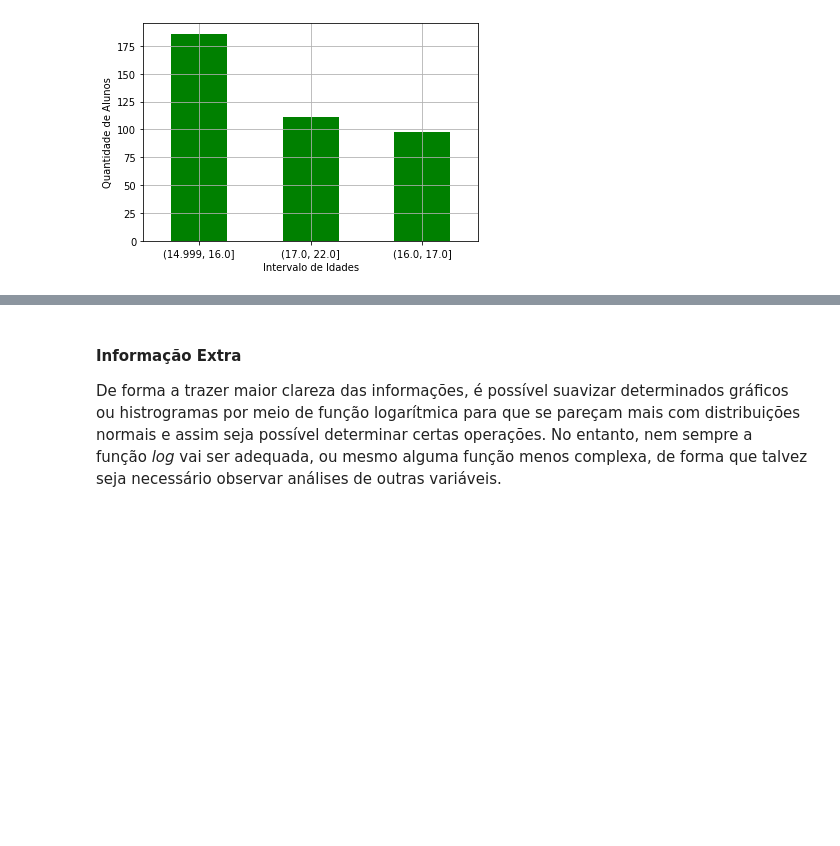
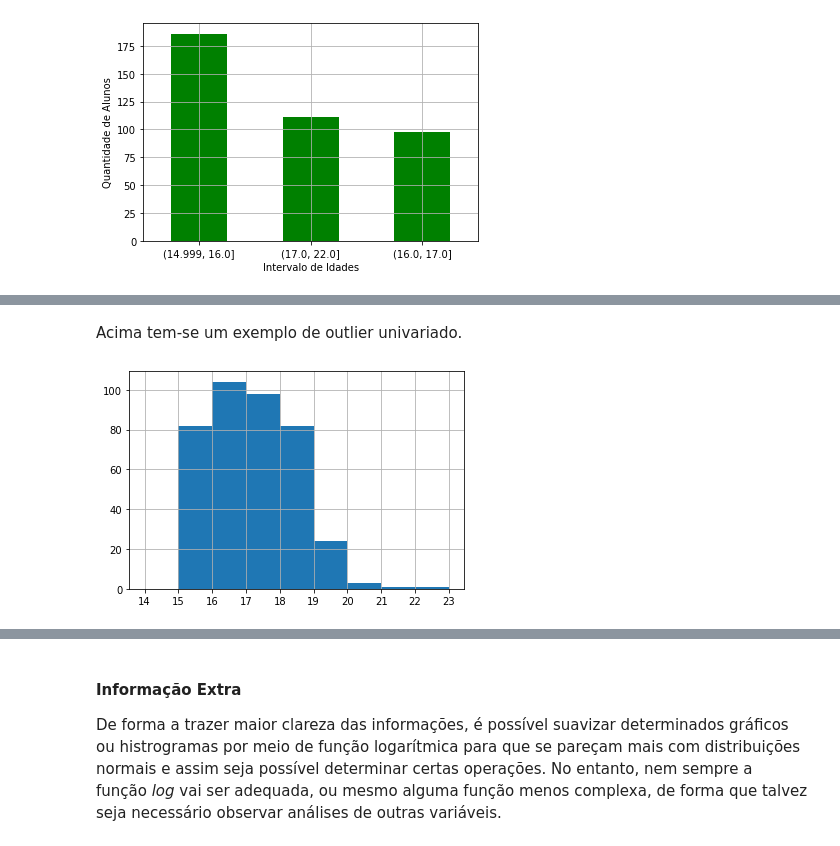
Before and after one commit to danielmacedodc/Analise-de-Dados_CIn, a Jupyter notebook: Projeto - Análise de Dados - Daniel Macedo.ipynb, the cells around one changed output, grey strips where cells are left out. Drawn from its saved outputs; the diff is of its cells as text; code cells hidden in the pictures; blank space fills up the shorter version.

```diff
--- a/Projeto - Análise de Dados - Daniel Macedo.ipynb
+++ b/Projeto - Análise de Dados - Daniel Macedo.ipynb
@@ -430,0 +460,10 @@ Text(0, 0.5, 'Quantidade de Alunos')
+# %% [markdown]
+Acima tem-se um exemplo de outlier univariado.
+# %%
+# Histograma dos dados de estudo [idade]
+
+mat_stud['age'].hist(bins=[14,15,16,17,18,19,20,21,22,23])
+plt.xticks([14,15,16,17,18,19,20,21,22,23])
+plt.show()
+# %% [output]
+[figure, added]
```
Also changed, not shown: parts of 29 cells of this notebook, 1 other file.
